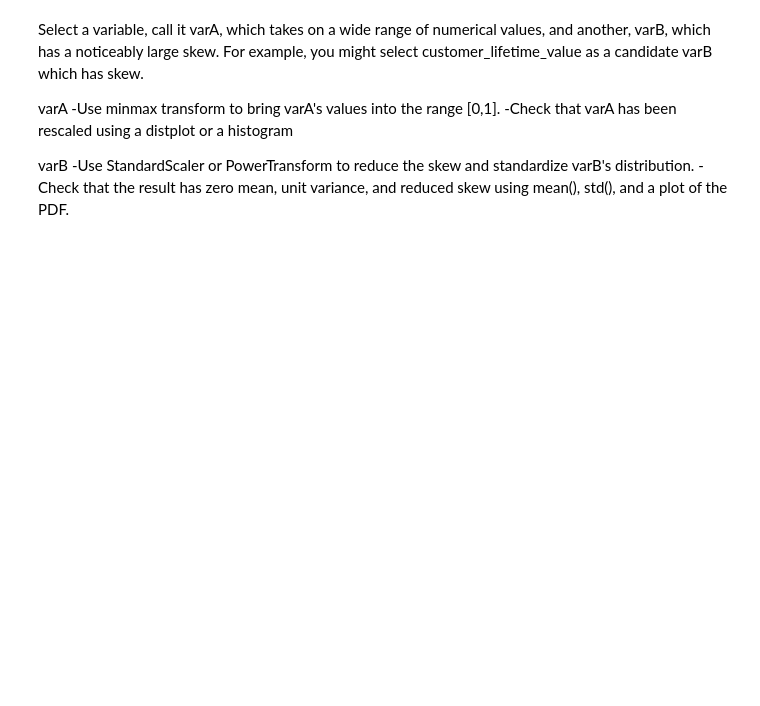
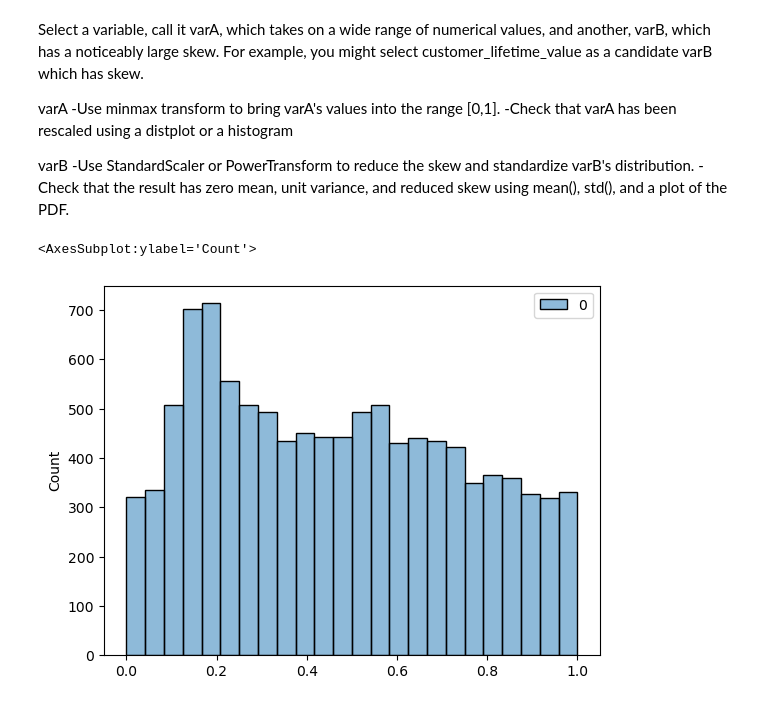
Before and after one commit to dablancog/Angelica_Ironhack_Labs, a Jupyter notebook: Week_4/Angelica_Week4_Lab_Data_Transformation.ipynb, the cells around one changed output. Cells and saved outputs as stored; diff of their text form; code cells hidden in the pictures; blank space fills up the shorter version.

Commit message:
update of the lab of LR and data transformation

```diff
--- a/Week_4/Angelica_Week4_Lab_Data_Transformation.ipynb
+++ b/Week_4/Angelica_Week4_Lab_Data_Transformation.ipynb
@@ -248,7 +295,12 @@ varA = numericals['income']
 varB = numericals['customer_lifetime_value']
 # %%
 from sklearn.preprocessing import MinMaxScaler
-numericals[['income']] = MinMaxScaler().fit_transform(numericals[['income']])
-sns.histplot(numericals.income)
+scaler_minmax = MinMaxScaler()
+varA_2d = varA.values.reshape(-1,1)
+varA_scaled_minmax = scaler_minmax.fit_transform(varA_2d)
+sns.histplot(varA_scaled_minmax)
+# %% [output]
+<AxesSubplot:ylabel='Count'>
+[figure, added]
 # %%
 from sklearn.preprocessing import StandardScaler
```
Also changed, not shown: parts of 16 cells of this notebook, 1 other file.
